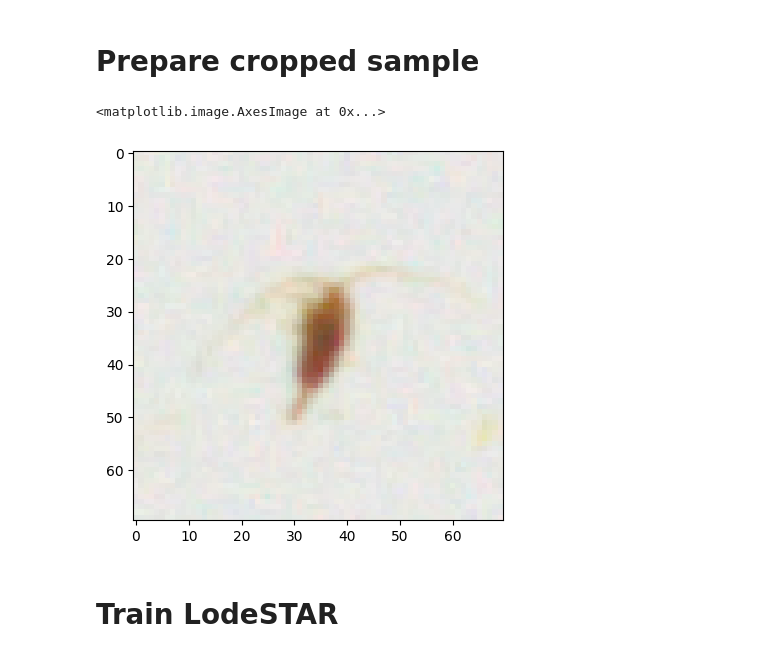
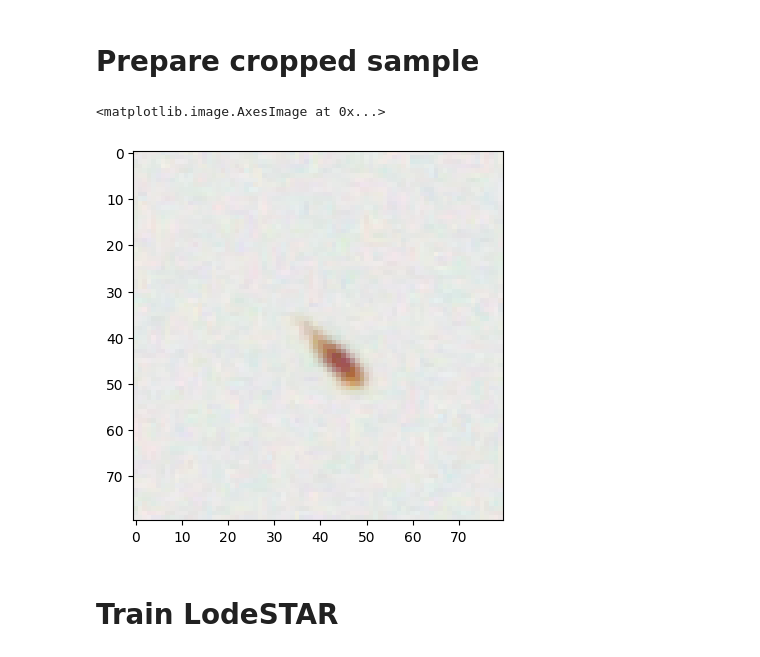
Before and after one commit to Pwhsky/copepod-image-analysis, a Jupyter notebook: lodestar_analysis.ipynb, the cells around one changed output. Drawn from its saved outputs; the diff is of its cells as text; code cells hidden in the pictures.

```diff
--- a/lodestar_analysis.ipynb
+++ b/lodestar_analysis.ipynb
@@ -18,27 +18,31 @@ plt.imshow(image)
 # %% [markdown]
 # Prepare cropped sample
 # %%
-crop_size = 70
-y_index = 1970
-x_index = 850
+crop_size = 80
+y_index = 1870
+x_index = 1780
 
 
 '''
-Example crop for cope_1.png:
+Example crops for cope_1.png:
+
+crop_size = 80
+y_index = 1860
+x_index = 910
 
 crop_size = 70
 y_index = 1970
 x_index = 850
 
 '''
 
 
 x0,y0 = y_index-crop_size // 2, x_index - crop_size//2
 crop = np.array(image[x0:x0+crop_size, y0: y0 + crop_size])
 plt.imshow(crop)
 # %% [output]
 <matplotlib.image.AxesImage at 0x...>
-[figure, old version]
+[figure, new version]
 # %%
 training_pipeline = (
     dt.Value(crop)
```
Also changed, not shown: parts of 3 cells of this notebook, 4 other files.
